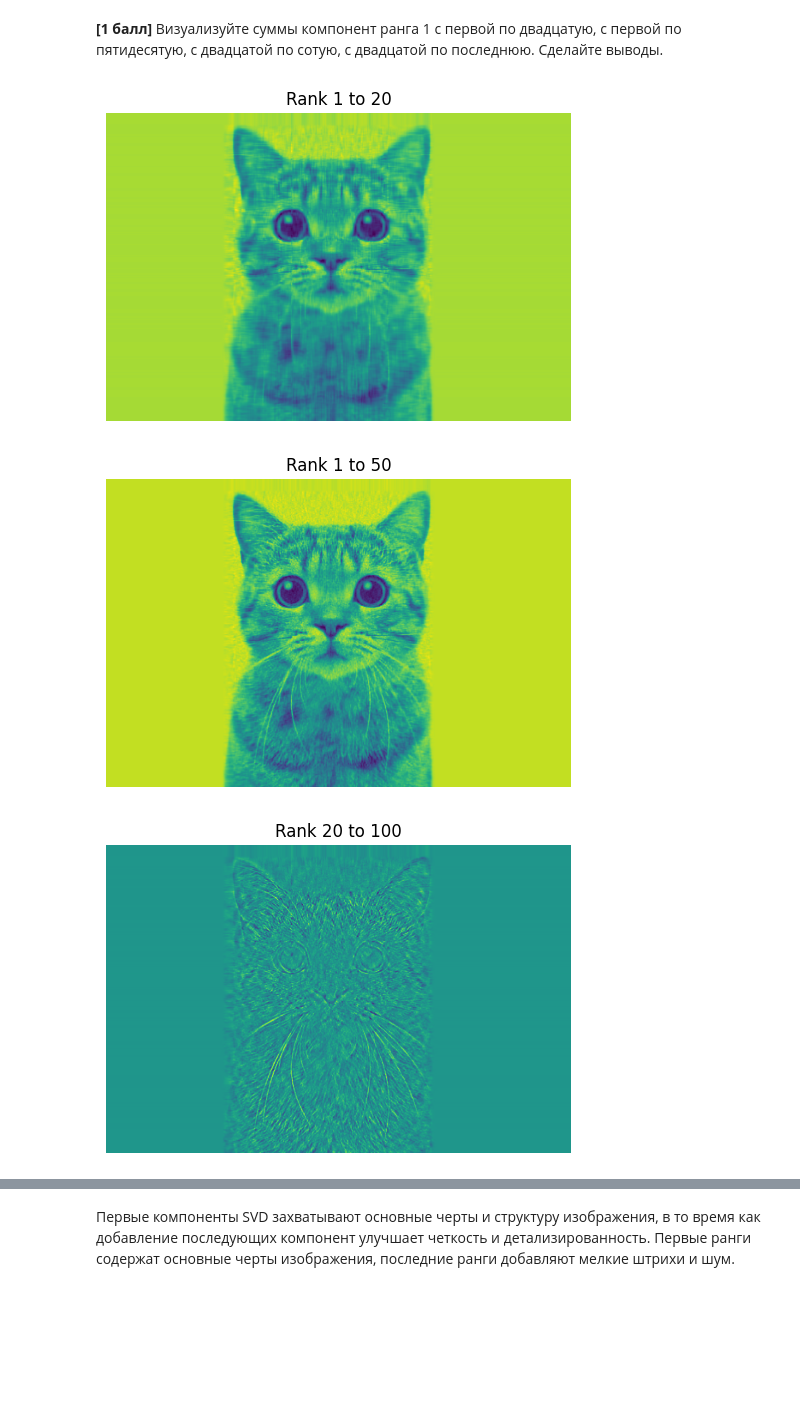
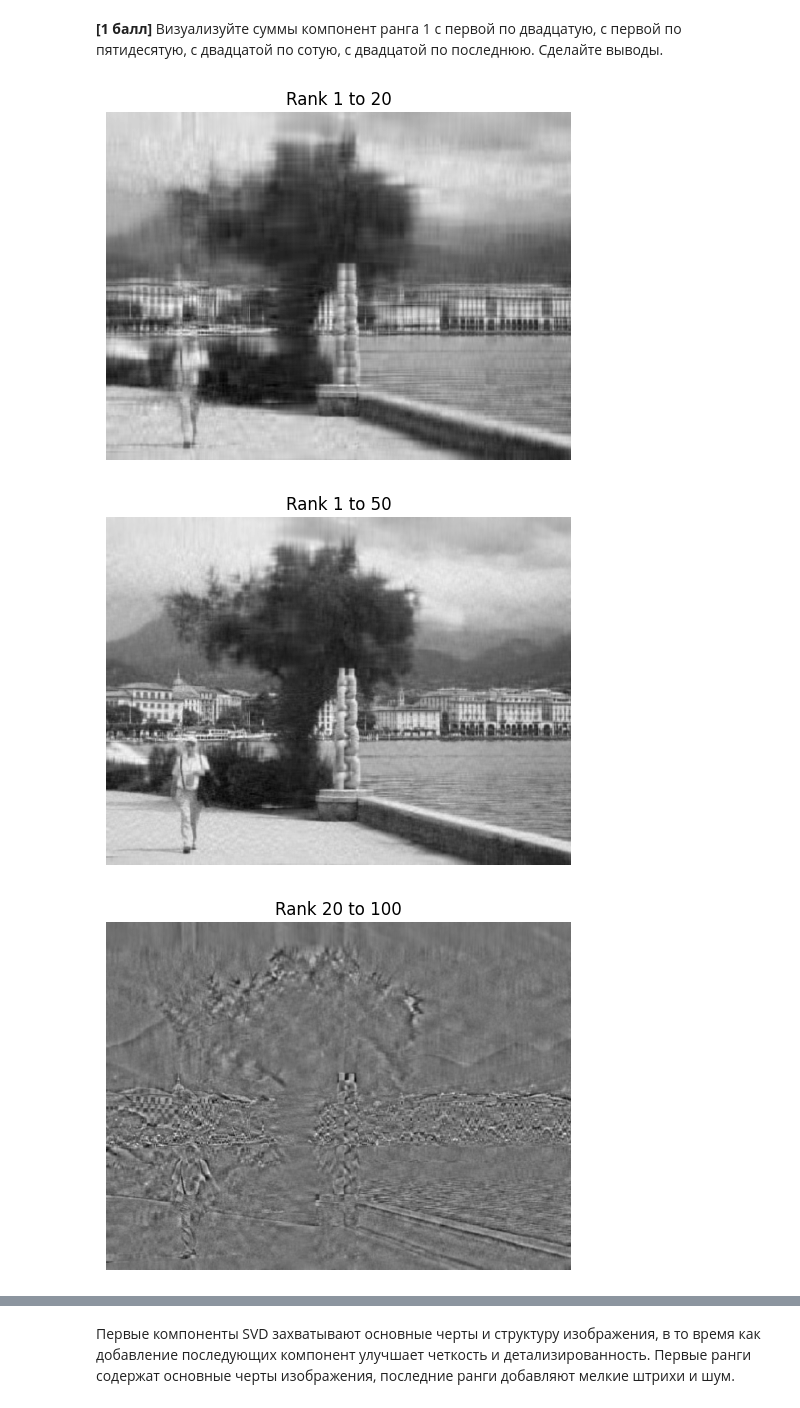
Before and after one commit to Semiteplov/hse-ai-24, a Jupyter notebook: YAAM/hw-04-Teplov_Vyacheslav.ipynb, the cells around one changed output, grey strips where cells are left out. Drawn from its saved outputs; the diff is of its cells as text; code cells hidden in the pictures; blank space fills up the shorter version.

```diff
--- a/YAAM/hw-04-Teplov_Vyacheslav.ipynb
+++ b/YAAM/hw-04-Teplov_Vyacheslav.ipynb
@@ -172,6 +172,6 @@ Successfully installed opencv-python-4.10.0.84
 [notice] To update, run: python.exe -m pip install --upgrade pip
 # %%
 import cv2 as cv
-img = cv.imread("data/cat.jpg")
+img = cv.imread("data/chain_small.jpg")
 img.shape
 # %% [output]
@@ -231,20 +231,20 @@ __[1 балл]__  Визуализуйте суммы компонент ран
 # %%
 def plot_rank(U, S, VT, start, end, title):
     rank = np.sum([np.outer(U[:, i], VT[i, :]) * S[i]
                   for i in range(start, end)], axis=0)
 
     plt.figure(figsize=(6, 6))
-    plt.imshow(rank)
+    plt.imshow(rank, cmap='grey')
     plt.title(title)
     plt.axis('off')
     plt.show()
 
 
 plot_rank(U, S, VT, 0, 20, 'Rank 1 to 20')
 plot_rank(U, S, VT, 0, 50, 'Rank 1 to 50')
 plot_rank(U, S, VT, 20, 100, 'Rank 20 to 100')
 plot_rank(U, S, VT, 20, len(S), '20 to Last')
 # %% [output]
-[figure, old version]
+[figure, new version]
-[figure, old version]
+[figure, new version]
-[figure, old version]
+[figure, new version]
```
Also changed, not shown: parts of 12 cells of this notebook, 16 other files.
